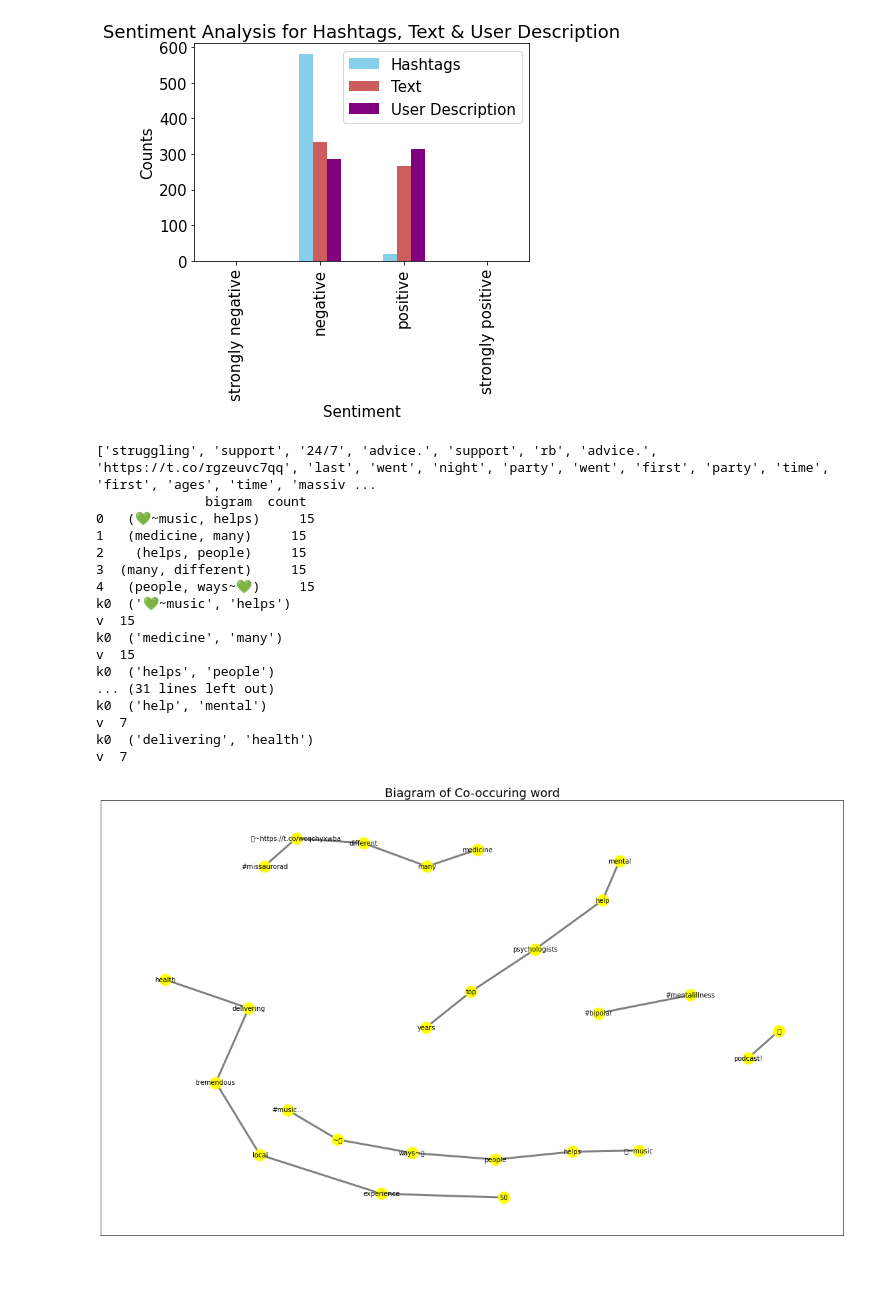
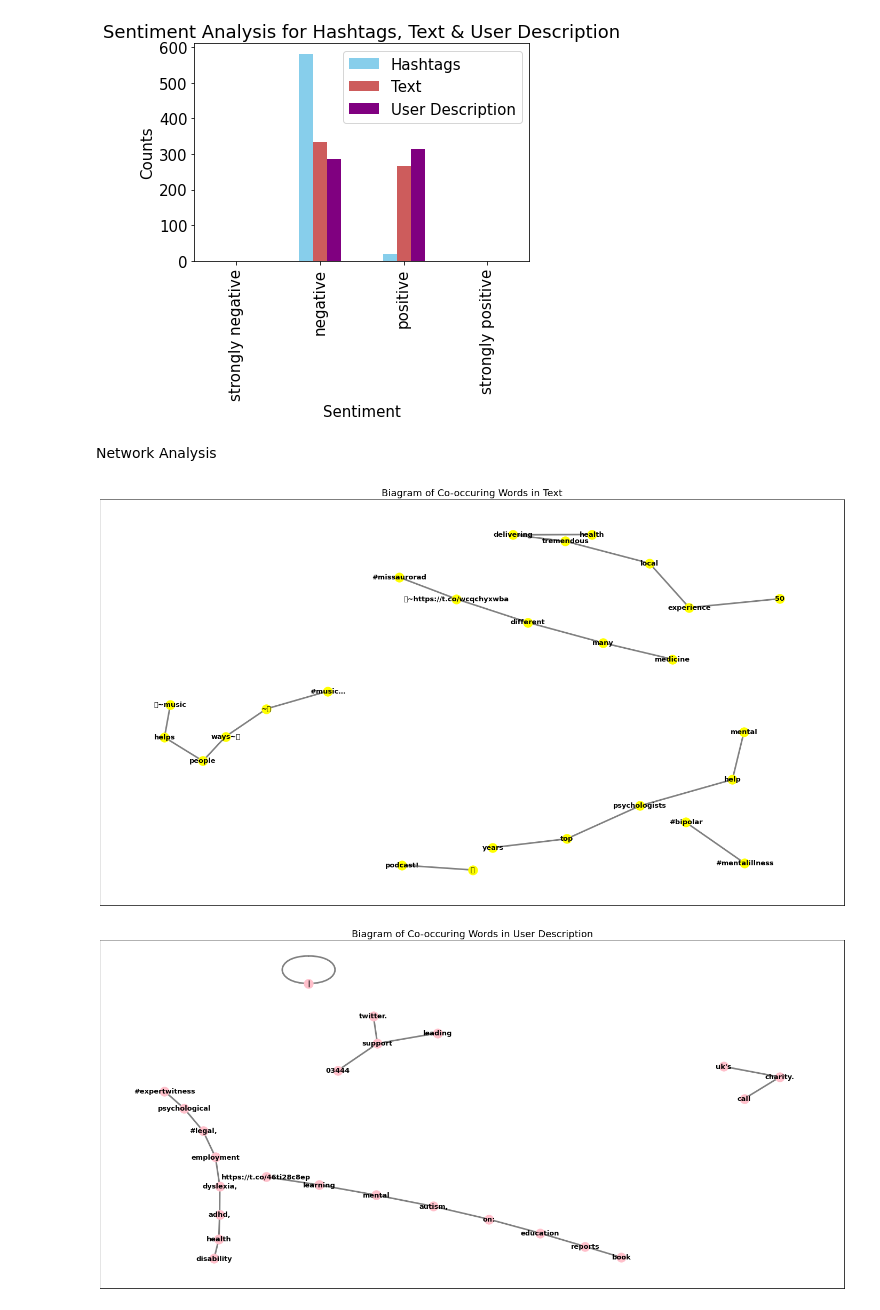
Before and after one commit to claredavies/DataScienceCoursework, a Jupyter notebook: DataScience3Twitter.ipynb, the cells around one changed output. Drawn from its saved outputs; the diff is of its cells as text; code cells hidden in the pictures; blank space fills up the shorter version.

Commit message:
Formatted network analysis graphs to be easier to read

```diff
--- a/DataScience3Twitter.ipynb
+++ b/DataScience3Twitter.ipynb
@@ -239,70 +239,47 @@ ax.set_ylabel("Counts")
 plt.show()
 # %% [output]
 [figure]
+# %% [markdown]
+Network Analysis
 # %%
 import itertools
 import collections
 
 import tweepy as tw
 import nltk
 from nltk import bigrams
 from nltk.corpus import stopwords
 import re
 import networkx as nx
 
-terms_bigram = [b for l in tweets_df['text_processed_stemmed'] for b in zip(l.split(" ")[:-1], l.split(" ")[2:])]
+def draw_biagram_graph(panda_column,colour,name_of_graph,figure_size_x,figure_size_y):
+  terms_bigram = [b for l in panda_column for b in zip(l.split(" ")[:-1], l.split(" ")[2:])]
 
-bigrams = list(itertools.chain(*terms_bigram))
-print(bigrams)
+  bigrams = list(itertools.chain(*terms_bigram))
+  # Create counter of words in clean bigrams
+  bigram_counts = collections.Counter(terms_bigram)
 
-# Create counter of words in clean bigrams
-bigram_counts = collections.Counter(terms_bigram)
+  bigram_counts.most_common(20)
+  bigram_df = pd.DataFrame(bigram_counts.most_common(20),columns=['bigram', 'count'])
+  d = bigram_df.set_index('bigram').T.to_dict('records')
 
-bigram_counts.most_common(20)
-bigram_df = pd.DataFrame(bigram_counts.most_common(20),
-                             columns=['bigram', 'count'])
-print(bigram_df.head())
-d = bigram_df.set_index('bigram').T.to_dict('records')
+  G = nx.Graph()
+  # Create connections between nodes
+  for k, v in d[0].items():
+      G.add_edge(k[0], k[1], weight=(v * 10))
 
-G = nx.Graph()
+  fig, ax = plt.subplots(figsize=(figure_size_x, figure_size_y))
+  ax.set_title(name_of_graph)
 
-# Create connections between nodes
-for k, v in d[0].items():
-    print("k0 ",k)
-    print("v ", v)
-    G.add_edge(k[0], k[1], weight=(v * 10))
+  pos = nx.spring_layout(G, k=2)
 
-fig, ax = plt.subplots(figsize=(20, 12))
-ax.set_title('Biagram of Co-occuring word')
+  # Plot networks
+  nx.draw_networkx(G, pos,font_size=13,width=3,edge_color='grey',font_family='sans-serif', font_weight='bold',node_color=colour,with_labels = True,ax=ax)
+  plt.show()
 
-pos = nx.spring_layout(G, k=2)
-
-# Plot networks
-nx.draw_networkx(G, pos,
-                 font_size=10,
-                 width=3,
-                 edge_color='grey',
-                 node_color='yellow',
-                 with_labels = True,
-                 ax=ax)
-
-plt.show()
+draw_biagram_graph(tweets_df['text_processed_stemmed'],'yellow','Biagram of Co-occuring Words in Text',25,14)
+draw_biagram_graph(tweets_df['user_description_processed_stemmed'],'pink','Biagram of Co-occuring Words in User Description',25,12)
+draw_biagram_graph(tweets_df['hashtags_processed_stemmed'],'orange','Biagram of Co-occuring Words in Hashtags',25,13)
 # %% [output]
-['struggling', 'support', '24/7', 'advice.', 'support', 'rb', 'advice.', 'https://t.co/rgzeuvc7qq', 'last', 'went', 'night', 'party', 'went', 'first', 'party', 'time', 'first', 'ages', 'time', 'massiv ...
-              bigram  count
-0   (💚~music, helps)     15
-1   (medicine, many)     15
-2    (helps, people)     15
-3  (many, different)     15
-4   (people, ways~💚)     15
-k0  ('💚~music', 'helps')
-v  15
-k0  ('medicine', 'many')
-v  15
-k0  ('helps', 'people')
-... (31 lines left out)
-k0  ('help', 'mental')
-v  7
-k0  ('delivering', 'health')
-v  7
-[figure, old version]
+[figure, new version]
+[figure, added]
```
Also changed, not shown: parts of 1 cell of this notebook.
